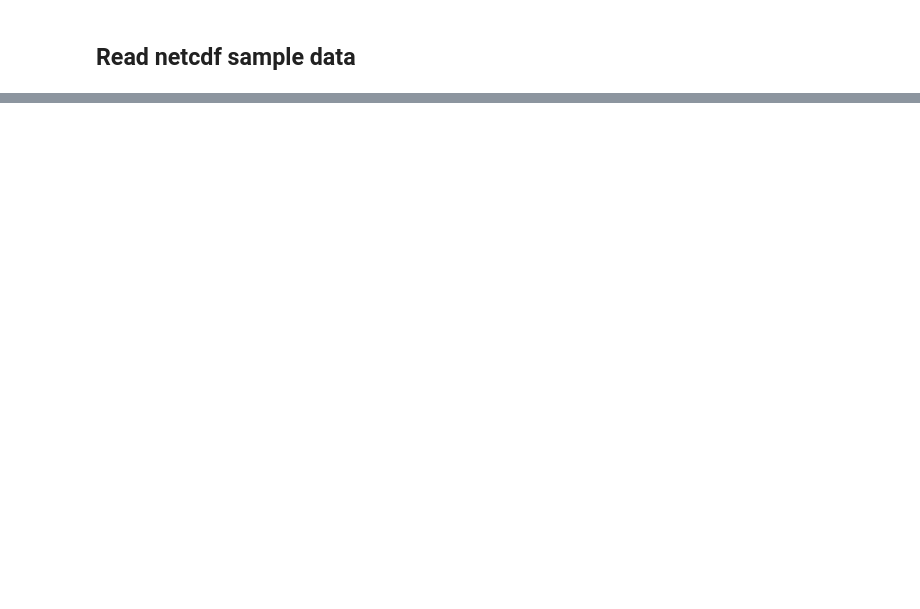
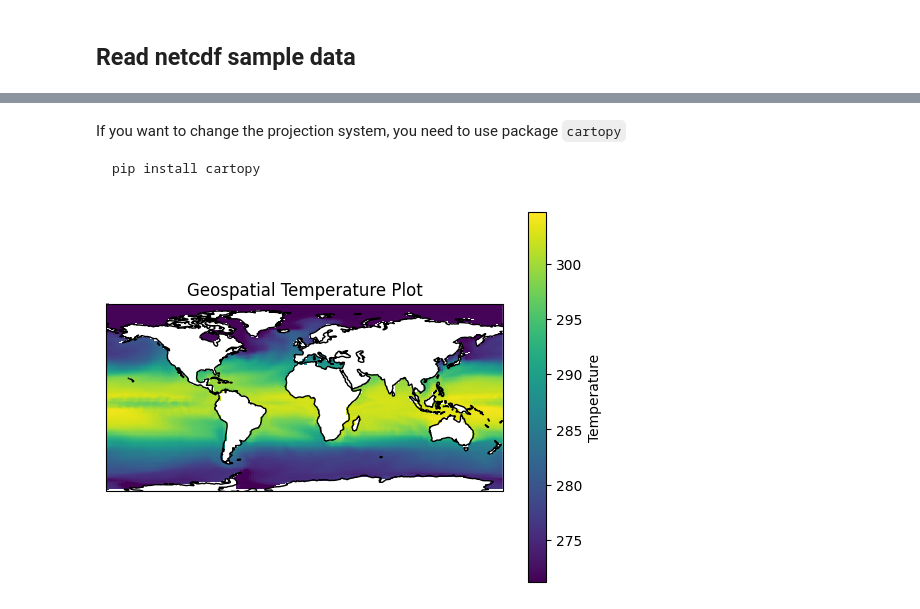
Before and after one commit to CASD-EU/ConstanceDataPlatform, a Jupyter notebook: Seminar4_Raster_Data_Management/sedona_raster_loader/sedona_read_raster_data.ipynb, the cells around one changed output, grey strips where cells are left out. Drawn from its saved outputs; the diff is of its cells as text; code cells hidden in the pictures; blank space fills up the shorter version.

````diff
--- a/Seminar4_Raster_Data_Management/sedona_raster_loader/sedona_read_raster_data.ipynb
+++ b/Seminar4_Raster_Data_Management/sedona_raster_loader/sedona_read_raster_data.ipynb
@@ -252,0 +303,16 @@ Py4JJavaError: An error occurred while calling o172.parquet.
+# %% [markdown]
+If you want to change the projection system, you need to use package `cartopy`
+
+```shell
+pip install cartopy
+```
+# %%
+import cartopy.crs as ccrs
+
+fig, ax = plt.subplots(subplot_kw={'projection': ccrs.PlateCarree()})
+tos.isel(time=0).plot(ax=ax, transform=ccrs.PlateCarree(), cbar_kwargs={'label': 'Temperature'})
+ax.coastlines()
+plt.title("Geospatial Temperature Plot")
+plt.show()
+# %% [output]
+[figure, added]
````
Also changed, not shown: parts of 23 cells of this notebook.
